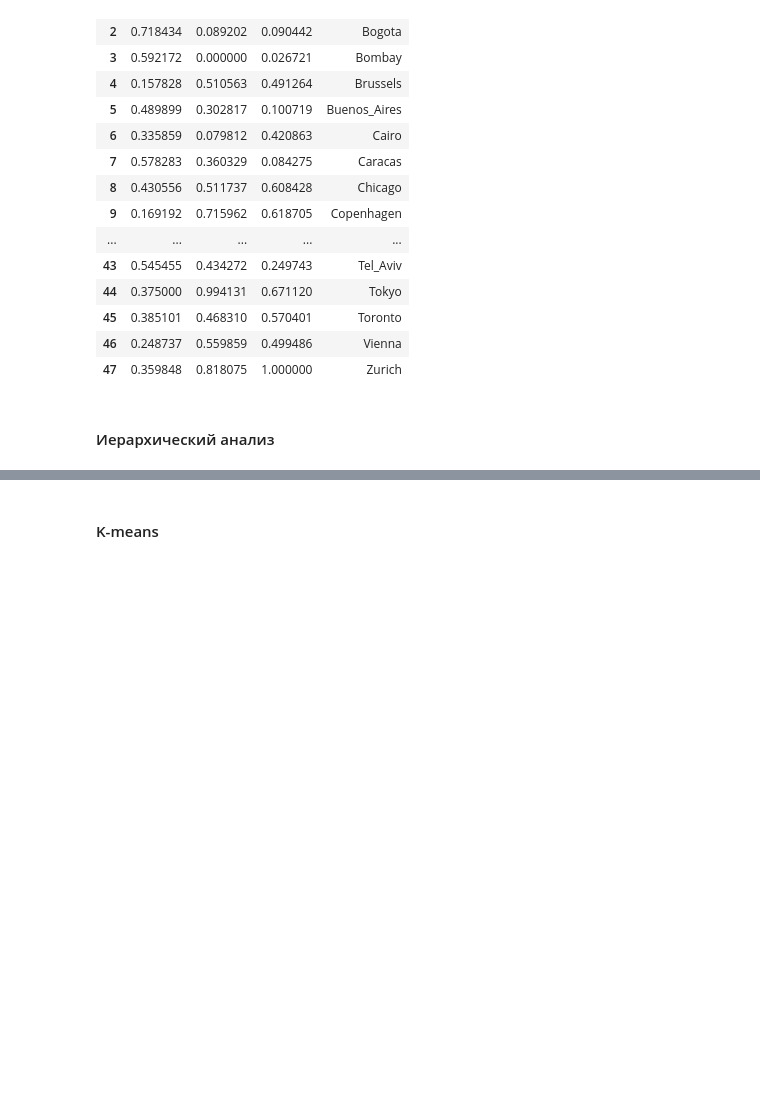
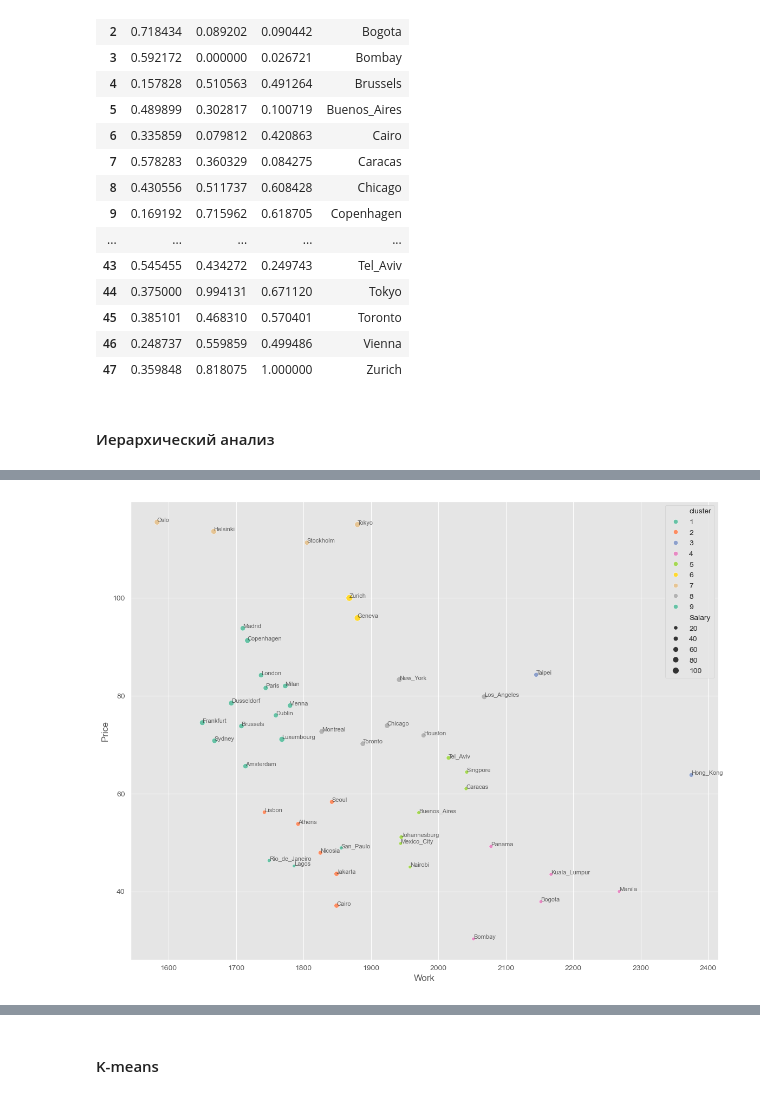
Before and after one commit to FEDOROV-ALEXANDER/Data_Analysis, a Jupyter notebook: cluster/задача_2_Economics of Cities/lab1.ipynb, the cells around one changed output, grey strips where cells are left out. Cells and saved outputs as stored; diff of their text form; code cells hidden in the pictures; blank space fills up the shorter version.

```diff
--- a/cluster/задача_2_Economics of Cities/lab1.ipynb
+++ b/cluster/задача_2_Economics of Cities/lab1.ipynb
@@ -267,0 +288,13 @@ df_scaled[['Work', 'Price', "Salary", 'cluster']].groupby('cluster').mean()
+# %%
+plt.figure(figsize=(14,11))
+sns.scatterplot(x=df_h['Work'], y=df_h['Price'], size=df_h['Salary'],hue=df_h['cluster'], palette='Set2', markers=df_h['City'])
+for i in range(len(df_h)):
+    plt.text(x=df_h['Work'].iloc[i] + 0.05,
+             y=df_h['Price'].iloc[i] + 0.05,
+             s=df_h['City'].iloc[i],
+             fontsize=8,
+             alpha=0.7)
+
+plt.show()
+# %% [output]
+[figure, added]
```
Also changed, not shown: parts of 16 cells of this notebook.
